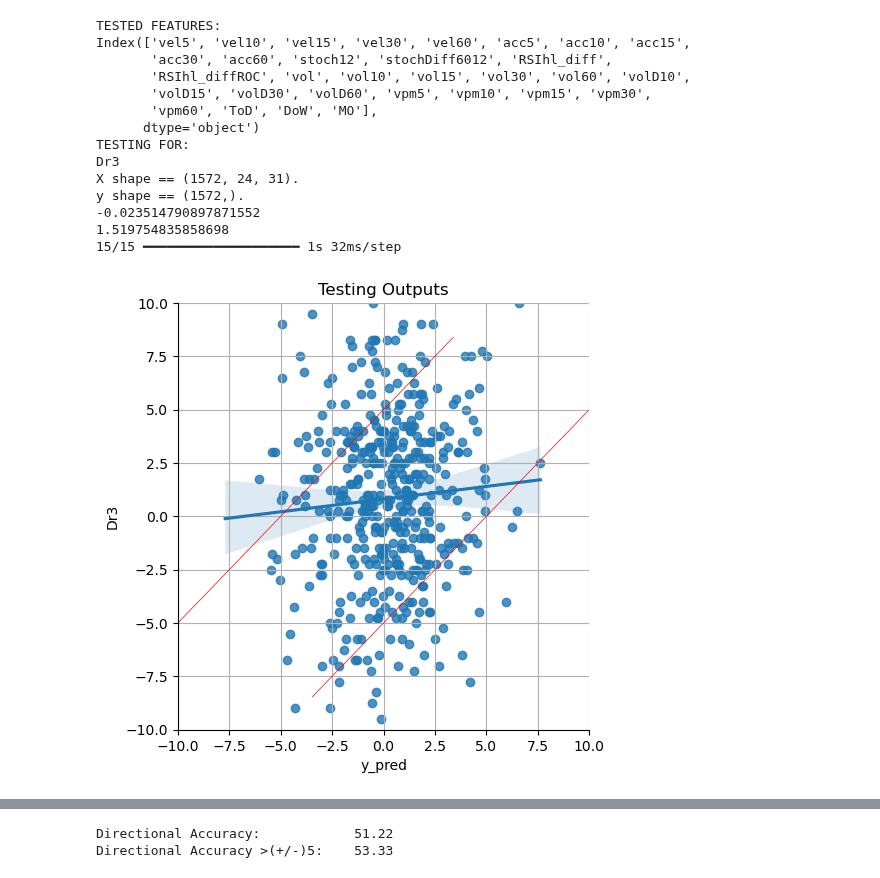
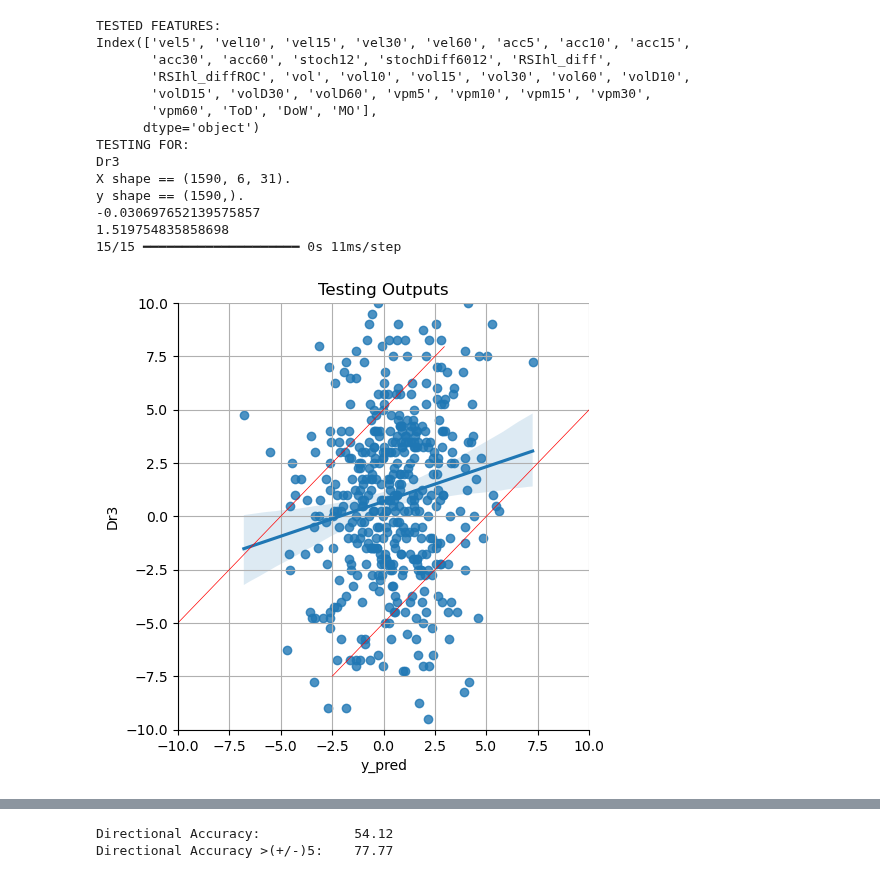
Before and after one commit to Logan-Kelsch/-ES-NN-test1, a Jupyter notebook: NN/NN_V3.0/testing_lstm.ipynb, the cells around one changed output, grey strips where cells are left out. Saved outputs shown, nothing was run; the diff lists cells and outputs as text; code cells hidden in the pictures.

```diff
--- a/NN/NN_V3.0/testing_lstm.ipynb
+++ b/NN/NN_V3.0/testing_lstm.ipynb
@@ -33,7 +33,7 @@ dataTRAIN = pd.read_csv('catted_1.csv')
 
 #      'Dr1' 'Dr3' 'Mr1' 'Mr3'
 testFor = 'Dr3'
-timeSteps = 24
+timeSteps = 6
 tType = testFor[0]
 #testing random feature drops
 #TREND
@@ -195,7 +195,7 @@ X, y = remove_zero_mo_samples(X, y)
 mos = X[:, timeSteps-1, len(Xfeatures)-1].mean()
 print(mos)
 
-loaded_model = tf.keras.models.load_model('LSTM_Dr3_24step_8.keras')
+loaded_model = tf.keras.models.load_model('LSTM_Dr3_6step_8.keras')
 loaded_model.compile(optimizer='adam',
                   loss='mse'
                   ,metrics=['R2Score','root_mean_squared_error'])
@@ -246,6 +246,7 @@ plt.ylim(-25,25)
 plt.show()
 
 #DIRECTIONAL ACCURACY #DIRECTIONAL ACCURACY  #DIRECTIONAL ACCURACY  #DIRECTIONAL ACCURACY  #DIRECTIONAL ACCURACY
+specGuess = 5
 tp, fp, tn, fn = 0, 0, 0, 0
 tp5, fp5, tn5, fn5 = 0, 0, 0, 0
 y_pred = ys['y_pred']
@@ -256,38 +257,38 @@ for i in range(len(y_pred)):
             tp+=1
         if(y_test[i]<0):
             fp+=1
-        if(y_pred[i]>=5):
+        if(y_pred[i]>=specGuess):
             if(y_test[i]>0):
                 tp5+=1
             if(y_test[i]<0):
                 fp5+=1
     if(y_pred[i]<0):
         if(y_test[i]<0):
             tn+=1
         if(y_test[i]>0):
             fn+=1
-        if(y_pred[i]<=-5):
+        if(y_pred[i]<=-specGuess):
             if(y_test[i]<0):
                 tn5+=1
             if(y_test[i]>0):
                 fn5+=1
 directionalAccuracy = ((tp+tn)/(tp+fp+tn+fn))*10000//1/100
 directionalAccuracy5guess = ((tp5+tn5)/(tp5+fp5+tn5+fn5))*10000//1/100
 print('Directional Accuracy:\t\t',directionalAccuracy)
 print('Directional Accuracy >(+/-)5:\t',directionalAccuracy5guess)
 # %% [output]
 TESTED FEATURES:
 Index(['vel5', 'vel10', 'vel15', 'vel30', 'vel60', 'acc5', 'acc10', 'acc15',
        'acc30', 'acc60', 'stoch12', 'stochDiff6012', 'RSIhl_diff',
        'RSIhl_diffROC', 'vol', 'vol10', 'vol15', 'vol30', 'vol60', 'volD10',
        'volD15', 'volD30', 'volD60', 'vpm5', 'vpm10', 'vpm15', 'vpm30',
        'vpm60', 'ToD', 'DoW', 'MO'],
       dtype='object')
 TESTING FOR:
 Dr3
-X shape == (1572, 24, 31).
-y shape == (1572,).
--0.023514790897871552
+X shape == (1590, 6, 31).
+y shape == (1590,).
+-0.030697652139575857
 1.519754835858698
-15/15 ━━━━━━━━━━━━━━━━━━━━ 1s 32ms/step
+15/15 ━━━━━━━━━━━━━━━━━━━━ 0s 11ms/step
-[figure, old version]
+[figure, new version]
@@ -295,5 +296,5 @@ y shape == (1572,).
-Directional Accuracy:            51.22
-Directional Accuracy >(+/-)5:    53.33
+Directional Accuracy:            54.12
+Directional Accuracy >(+/-)5:    77.77
 # %%
 data.corr()
 #print(X.shape)
```
Also changed, not shown: parts of 1 cell of this notebook, 4 other files.
